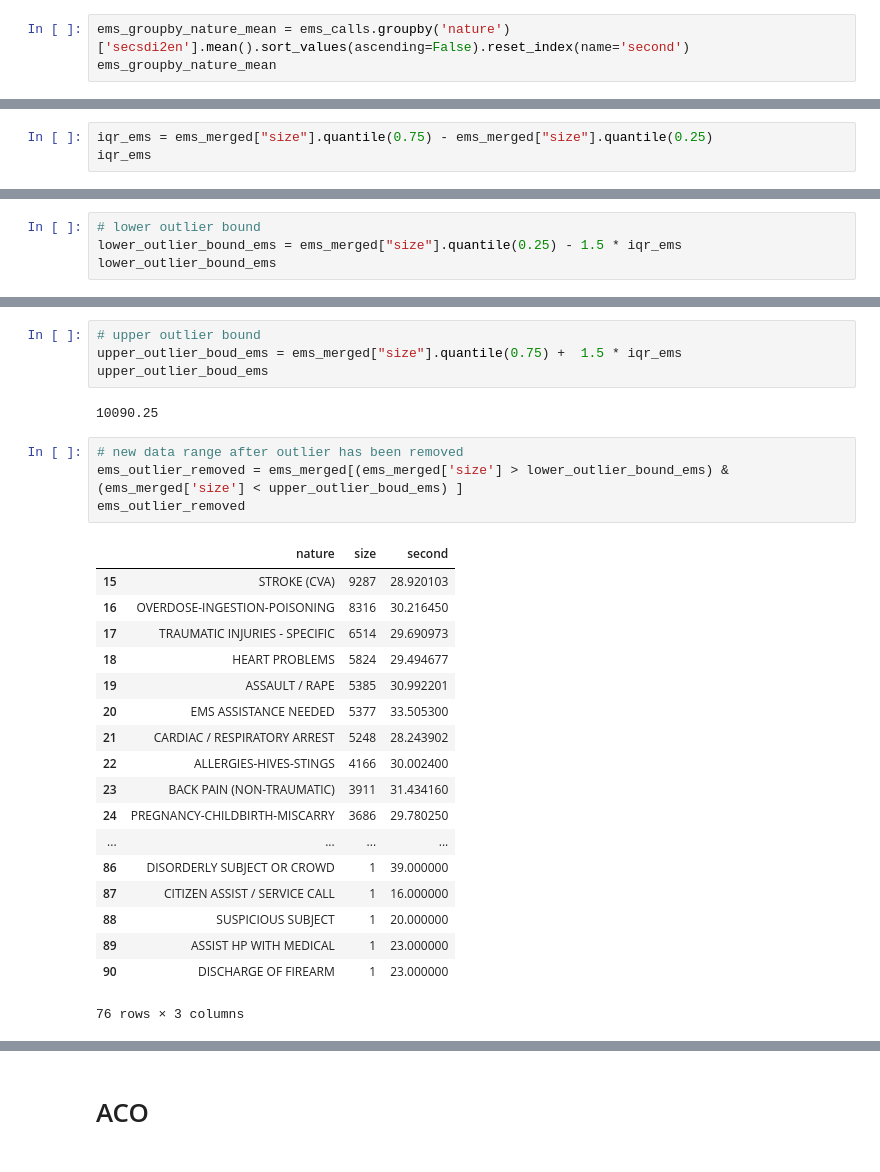
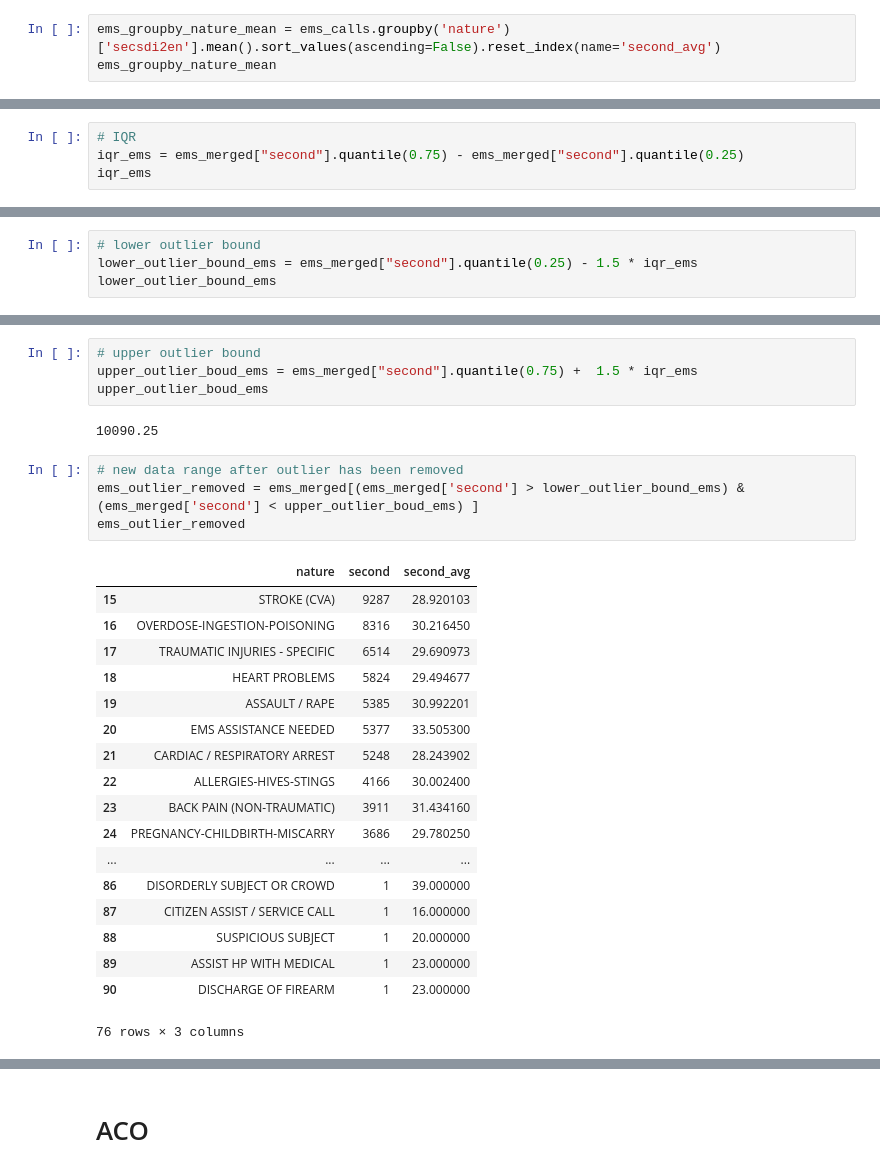
Before and after one commit to UNCG-CSE/Guilford_EMS, a Jupyter notebook: src/Nature_to _response time.ipynb, the cells around one changed output, grey strips where cells are left out. Cells and saved outputs as stored; diff of their text form.

```diff
--- a/src/Nature_to _response time.ipynb
+++ b/src/Nature_to _response time.ipynb
@@ -152,6 +154,6 @@ ems_groupby_nature_size
 | 90 | DISCHARGE OF FIREARM | 1 |
 91 rows × 2 columns
 # %%
-ems_groupby_nature_mean = ems_calls.groupby('nature')['secsdi2en'].mean().sort_values(ascending=False).reset_index(name='second')
+ems_groupby_nature_mean = ems_calls.groupby('nature')['secsdi2en'].mean().sort_values(ascending=False).reset_index(name='second_avg')
 ems_groupby_nature_mean
 # %% [output]
@@ -212,5 +214,6 @@ Name: size, dtype: float64
 # %%
-iqr_ems = ems_merged["size"].quantile(0.75) - ems_merged["size"].quantile(0.25)
+# IQR
+iqr_ems = ems_merged["second"].quantile(0.75) - ems_merged["second"].quantile(0.25)
 iqr_ems
 # %% [output]
 4034.5
@@ -222,22 +225,22 @@ median_size_ems
 206.0
 # %%
 # lower outlier bound
-lower_outlier_bound_ems = ems_merged["size"].quantile(0.25) - 1.5 * iqr_ems
+lower_outlier_bound_ems = ems_merged["second"].quantile(0.25) - 1.5 * iqr_ems
 lower_outlier_bound_ems
 # %% [output]
 -6047.75
 # %%
 # upper outlier bound
-upper_outlier_boud_ems = ems_merged["size"].quantile(0.75) +  1.5 * iqr_ems
+upper_outlier_boud_ems = ems_merged["second"].quantile(0.75) +  1.5 * iqr_ems
 upper_outlier_boud_ems
 # %% [output]
 10090.25
 # %%
 # new data range after outlier has been removed
-ems_outlier_removed = ems_merged[(ems_merged['size'] > lower_outlier_bound_ems) & (ems_merged['size'] < upper_outlier_boud_ems) ]
+ems_outlier_removed = ems_merged[(ems_merged['second'] > lower_outlier_bound_ems) & (ems_merged['second'] < upper_outlier_boud_ems) ]
 ems_outlier_removed
 # %% [output]
-|  | nature | size | second |
+|  | nature | second | second_avg |
 | 15 | STROKE (CVA) | 9287 | 28.920103 |
 | 16 | OVERDOSE-INGESTION-POISONING | 8316 | 30.216450 |
 | 17 | TRAUMATIC INJURIES - SPECIFIC | 6514 | 29.690973 |
```
Also changed, not shown: parts of 51 cells of this notebook.
